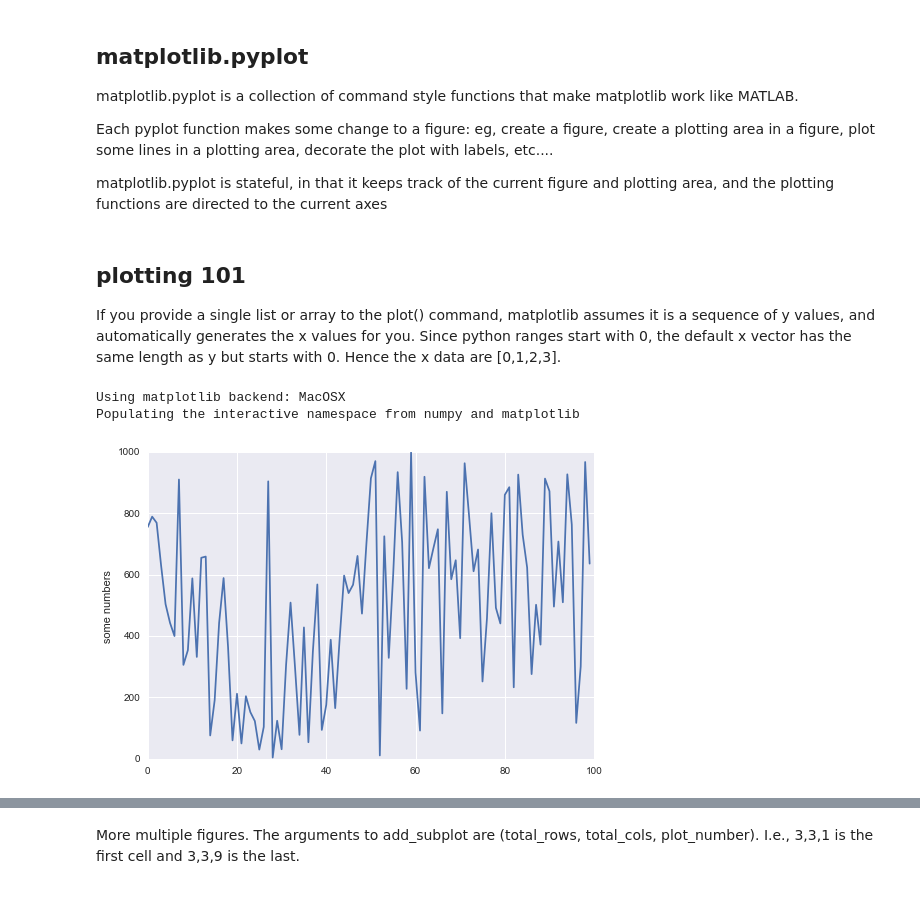
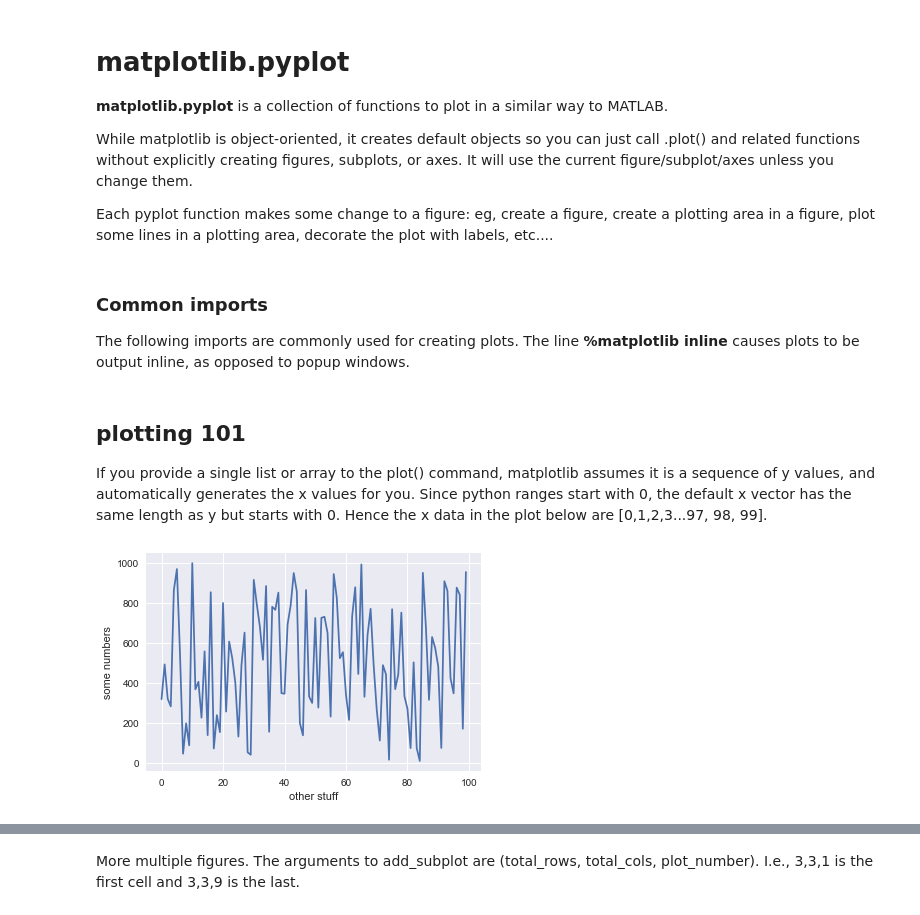
Before and after one commit to tarment10/scientists_class_bettis, a Jupyter notebook: NOTEBOOKS/MatPlotLibExamples.ipynb, the cells around one changed output, grey strips where cells are left out. Saved outputs shown, nothing was run; the diff lists cells and outputs as text; code cells hidden in the pictures.

```diff
--- a/NOTEBOOKS/MatPlotLibExamples.ipynb
+++ b/NOTEBOOKS/MatPlotLibExamples.ipynb
@@ -1,8 +1,11 @@
 # %% [markdown]
-## matplotlib.pyplot
+# matplotlib.pyplot
 
-matplotlib.pyplot is a collection of command style functions that make matplotlib work like MATLAB.
+**matplotlib.pyplot** is a collection of functions to plot in a similar way to MATLAB.
+
+While matplotlib is object-oriented, it creates default objects so you can just call .plot() and related functions without explicitly creating figures, subplots, or axes. It will use the current figure/subplot/axes unless you change them.
 
 Each pyplot function makes some change to a figure: eg, create a figure, create a plotting area in a figure, plot some lines in a plotting area, decorate the plot with labels, etc....
-
-matplotlib.pyplot is stateful, in that it keeps track of the current figure and plotting area, and the plotting functions are directed to the current axes
+# %% [markdown]
+### Common imports
+The following imports are commonly used for creating plots. The line **%matplotlib inline** causes plots to be output inline, as opposed to popup windows.
@@ -9,17 +19,12 @@ matplotlib.pyplot is stateful, in that it keeps track of the current figure and
 # %% [markdown]
-plotting 101
-------------
-If you provide a single list or array to the plot() command, matplotlib assumes it is a sequence of y values, and automatically generates the x values for you. Since python ranges start with 0, the default x vector has the same length as y but starts with 0. Hence the x data are [0,1,2,3].
+## plotting 101
+If you provide a single list or array to the plot() command, matplotlib assumes it is a sequence of y values, and automatically generates the x values for you. Since python ranges start with 0, the default x vector has the same length as y but starts with 0. Hence the x data in the plot below are [0,1,2,3...97, 98, 99].
 # %%
-%pylab
-%matplotlib inline
-import seaborn
 values =  np.random.randint(1,1000,100)
 plt.plot(values)
 plt.ylabel('some numbers')
+plt.xlabel('other stuff')
 plt.show()
 # %% [output]
-Using matplotlib backend: MacOSX
-Populating the interactive namespace from numpy and matplotlib
-[figure, old version]
+[figure, new version]
 # %% [markdown]
```
Also changed, not shown: parts of 45 cells of this notebook, 14 other files.
